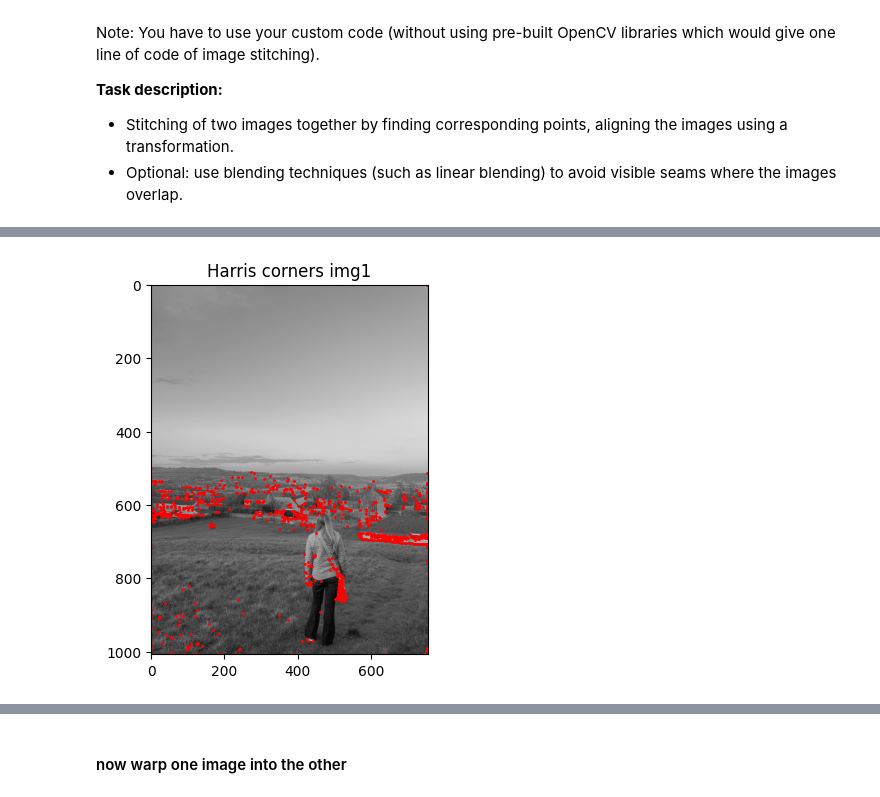
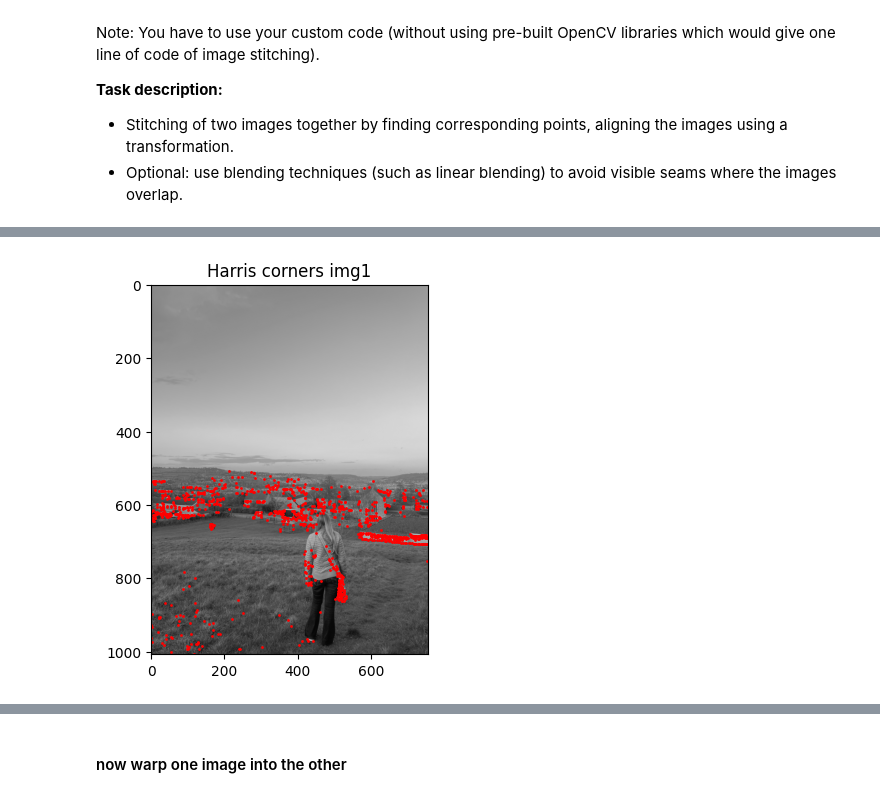
Before and after one commit to SPopham1/image-matching, a Jupyter notebook: Image_Matching_Coursework.ipynb, the cells around one changed output, grey strips where cells are left out. Cells and saved outputs as stored; diff of their text form; code cells hidden in the pictures.

```diff
--- a/Image_Matching_Coursework.ipynb
+++ b/Image_Matching_Coursework.ipynb
@@ -56,72 +56,90 @@ sobel_y = np.array([
 [1,2,1]
 ])
 
-def convolve(image, kernel):
-    h, w = image.shape
-    kh, kw = kernel.shape
-    pad = kh // 2
+from scipy.ndimage import convolve, maximum_filter
 
-    padded = np.pad(image, pad, mode="constant")
-    result = np.zeros_like(image)
+# def convolve(image, kernel):
+#     h, w = image.shape
+#     kh, kw = kernel.shape
+#     pad = kh // 2
 
-    for i in range(h):
-        for j in range(w):
-            region = padded[i:i+kh, j:j+kw]
-            result[i,j] = np.sum(region * kernel)
+#     padded = np.pad(image, pad, mode="constant")
+#     result = np.zeros_like(image)
 
-    return result
+#     for i in range(h):
+#         for j in range(w):
+#             region = padded[i:i+kh, j:j+kw]
+#             result[i,j] = np.sum(region * kernel)
 
-def findHarrisCorners(image):
+#     return result
+
+def findHarrisCorners(image, top_k=1000):
 
     # compute gradients
     imgx = convolve(image, sobel_x)
     imgy = convolve(image, sobel_y)
 
     # compute Harris matrix components
-    imgx2 = imgx * imgx
-    imgy2 = imgy * imgy
+    imgxx = imgx ** 2
+    imgyy = imgy ** 2
     imgxy = imgx * imgy
 
     # sum values in a window
     window = np.ones((3, 3))
 
-    Sx2 = convolve(imgx2, window)
-    Sy2 = convolve(imgy2, window)
+    Sxx = convolve(imgxx, window)
+    Syy = convolve(imgyy, window)
     Sxy = convolve(imgxy, window)
 
     # compute harris corner response
 
     k = 0.04
-    det = (Sx2 * Sy2) - (Sxy ** 2)
-    trace = Sx2 + Sy2
-
+    det = (Sxx * Syy) - (Sxy ** 2)
+    trace = Sxx + Syy
     R = det - k * (trace ** 2)
 
-    # non-maximum suppression
-    suppressed = np.zeros_like(R)
+    # # non-maximum suppression
+    # suppressed = np.zeros_like(R)
 
-    window_size = 3
-    offset = window_size // 2
+    # window_size = 3
+    # offset = window_size // 2
 
-    h, w = R.shape
+    # h, w = R.shape
 
-    for i in range(offset, h-offset):
-        for j in range(offset, w-offset):
-            region = R[i-offset:i+offset+1, j-offset:j+offset+1]
+    # for i in range(offset, h-offset):
+    #     for j in range(offset, w-offset):
+    #         region = R[i-offset:i+offset+1, j-offset:j+offset+1]
 
-            if R[i, j] == np.max(region):
-                suppressed[i, j] = R[i, j]
+    #         if R[i, j] == np.max(region):
+    #             suppressed[i, j] = R[i, j]
 
-    # find corners
-    threshold = 0.01 * suppressed.max()
+    local_max = maximum_filter(R, size=3)
+    R[R < local_max] = 0
 
-    corners = np.zeros_like(suppressed)
-    corners[suppressed > threshold] = 1
+    # # find corners
+    # threshold = 0.01 * suppressed.max()
 
-    # get corner coords
-    points = np.argwhere(corners == 1)
+    # corners = np.zeros_like(suppressed)
+    # corners[suppressed > threshold] = 1
 
-    return points
+    # # get corner coords
+    # points = np.argwhere(corners == 1)
+
+    # Adaptive thresholding
+    floor_threshold = 1e-6
+    coords = np.argwhere(R > floor_threshold)
+    values = R[R > floor_threshold]
+
+    if len(values) > top_k:
+        idx = np.argsort(values)[-top_k:]
+        points = coords[idx]
+    else:
+        points = coords
+
+    # threshold = 0.01 * R.max()
+    # points = np.argwhere(R > threshold)
+
+    return np.array(points)
 
 points1 = findHarrisCorners(grey1)
 points2 = findHarrisCorners(grey2)
@@ -192 +210 @@ Corners img2: 917
-[figure, old version]
+[figure, new version]
```
Also changed, not shown: parts of 5 cells of this notebook.
